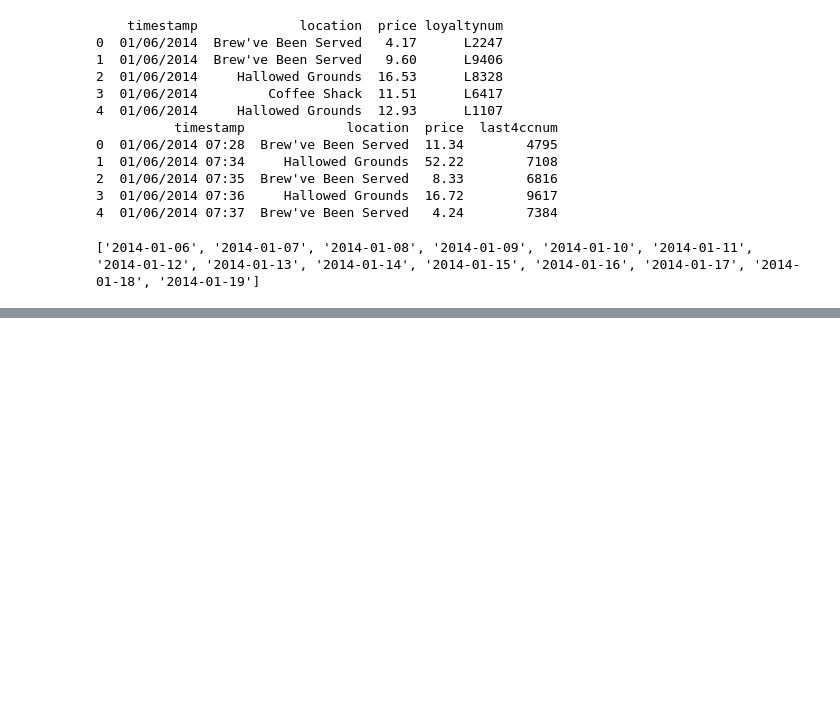
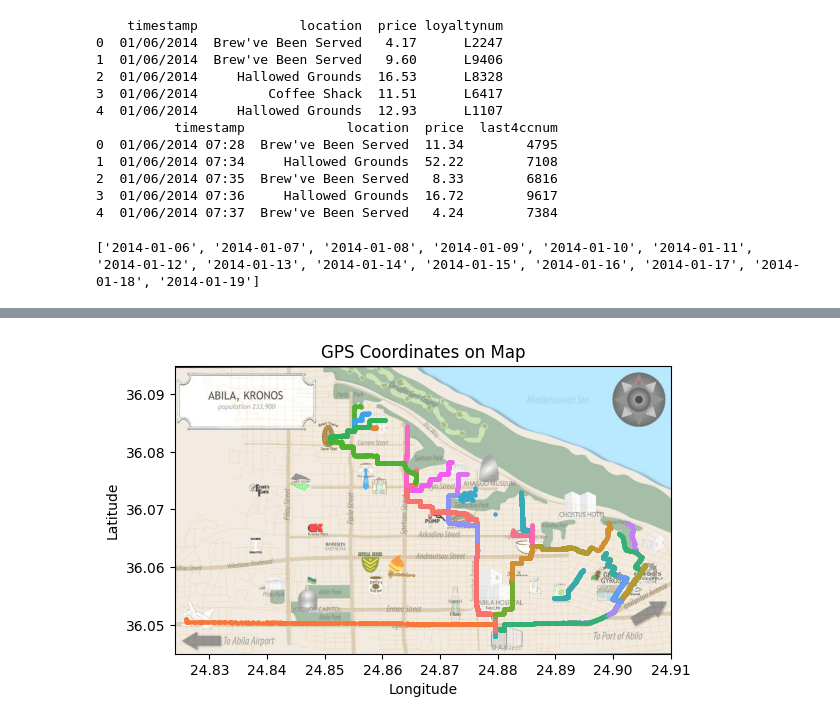
Before and after one commit to Siala-94/Vast-2021-MC2, a Jupyter notebook: MC2/testing.ipynb, the cells around one changed output, grey strips where cells are left out. Saved outputs shown, nothing was run; the diff lists cells and outputs as text; code cells hidden in the pictures; blank space fills up the shorter version.

```diff
--- a/MC2/testing.ipynb
+++ b/MC2/testing.ipynb
@@ -40,0 +123,45 @@ print(unique_days)
+# %%
+import pandas as pd
+import matplotlib.pyplot as plt
+import matplotlib.image as mpimg
+import numpy as np
+import seaborn as sns
+
+# Load the GPS data from the CSV file
+df = pd.read_csv('gps.csv', low_memory=False)
+
+# Filter the DataFrame for timestamp "01/06/2014"
+df_filtered = df[:7000]
+
+# Load the map image
+map_image = mpimg.imread('Abile2.jpg')
+
+# Load the spatial referencing information from the .jgw file
+jgw_file = 'Abile2.jgw'
+with open(jgw_file) as f:
+    a, b, c, d, e, f = [float(line.strip()) for line in f]
+
+# Plot the map image with correct spatial referencing
+extent = [e, e + a * map_image.shape[1], f + d * map_image.shape[0], f]
+plt.imshow(map_image, extent=extent)
+
+# Get unique ids
+unique_ids = np.unique(df_filtered['id'])
+
+# Create a colormap to map ids to colors
+cmap = sns.color_palette("husl", len(unique_ids))
+id_to_color = dict(zip(unique_ids, cmap))
+
+# Plot the GPS points on the map with colors based on the "id" column
+for _, row in df_filtered.iterrows():
+    plt.scatter(row['long'], row['lat'], color=id_to_color[row['id']], marker='o', s=5)
+
+# Set the axis labels and title
+plt.xlabel('Longitude')
+plt.ylabel('Latitude')
+plt.title('GPS Coordinates on Map')
+
+# Show the plot
+plt.show()
+# %% [output]
+[figure, added]
```
Also changed, not shown: parts of 3 cells of this notebook, 8 other files.
